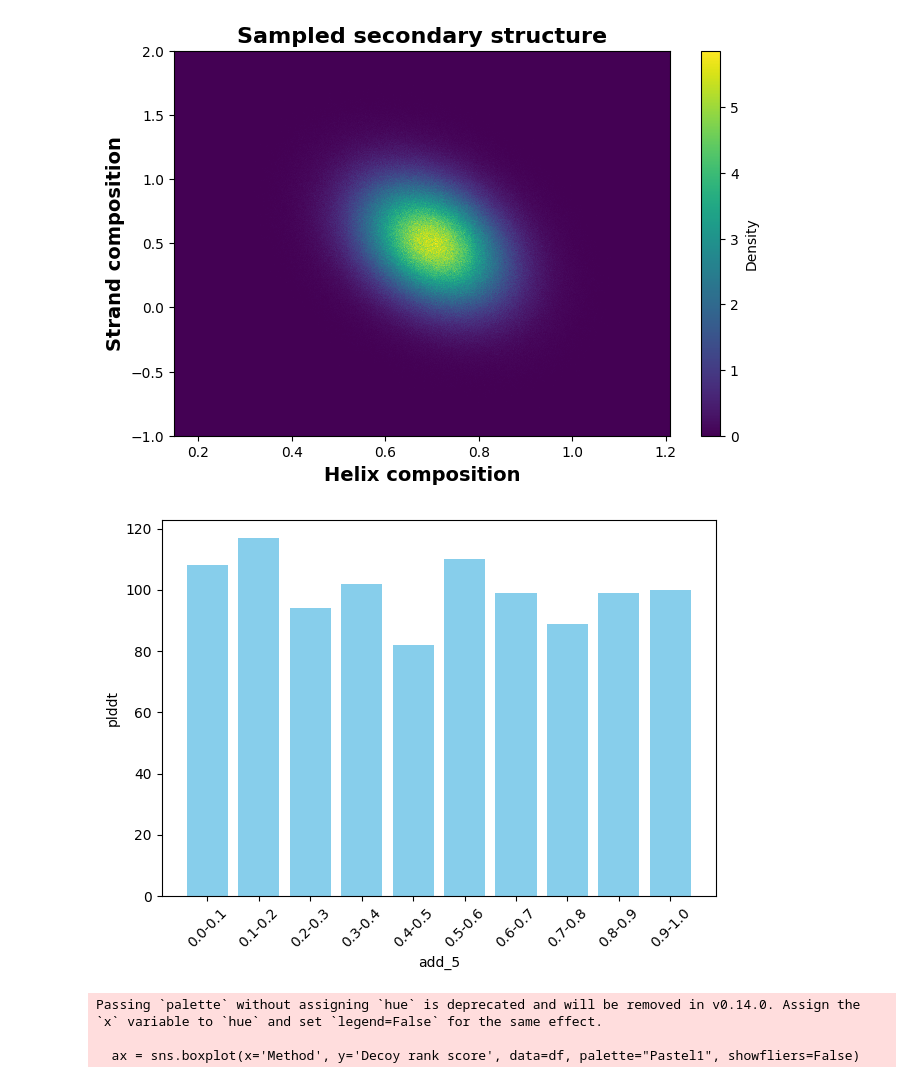
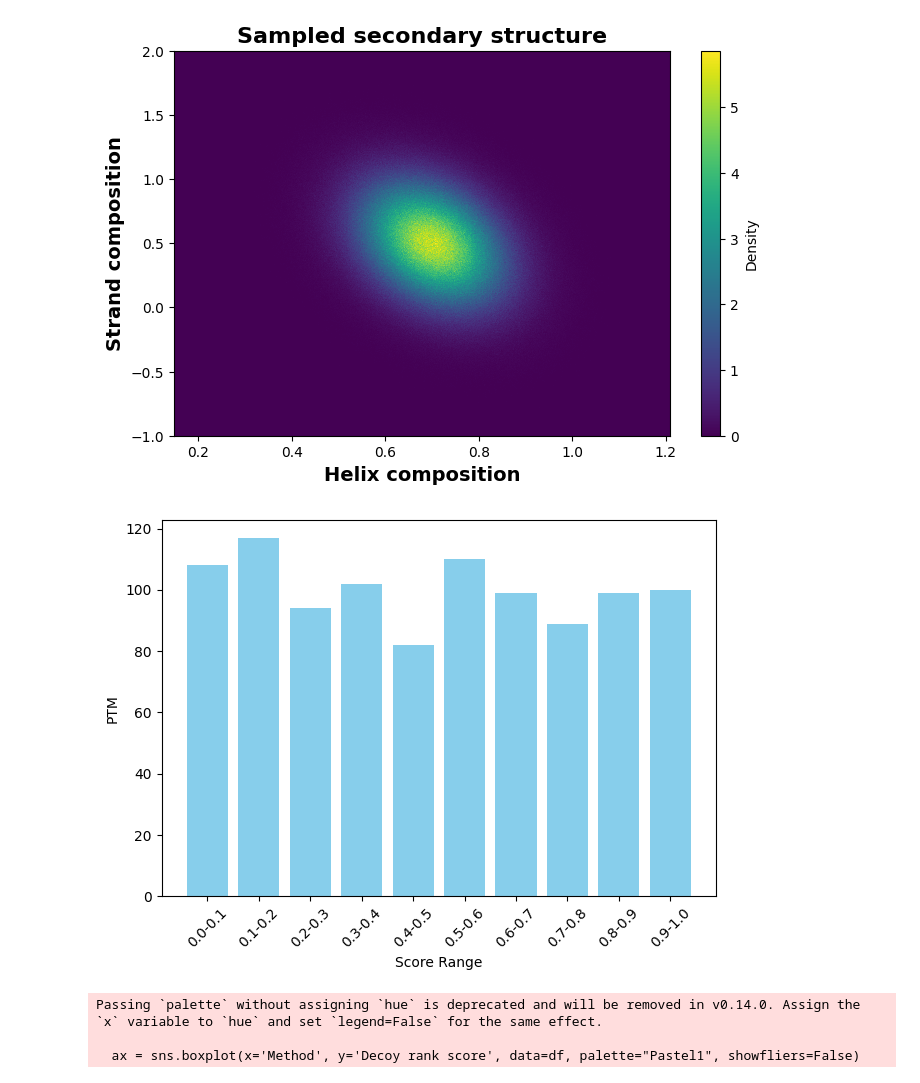
Before and after one commit to DoraemonXia/AI-Geometric-Drug-Design, a Jupyter notebook: draw.ipynb, the cells around one changed output. Cells and saved outputs as stored; diff of their text form; code cells hidden in the pictures.

```diff
--- a/draw.ipynb
+++ b/draw.ipynb
@@ -102,44 +102,45 @@ plt.show()
 # %%
 import numpy as np
 import matplotlib.pyplot as plt
 
-def score_distribution(scores):
-    # 将输入的 scores 转换为 numpy 数组，方便计算
+def score_distribution(scores, min_value=0, max_value=1, num_bins=10,
+                       show_below_min=False, show_above_max=False,
+                       x_label='Score Range', y_label='PTM',
+                       decimal_places=1):  #最后是横坐标小数点显示位数
     scores = np.array(scores)
+    below_min_count = np.sum(scores < min_value)
+    above_max_count = np.sum(scores > max_value)
+    scores = np.clip(scores, min_value, max_value)
 
-    # 确保分数范围在 0-1 之间
-    scores = np.clip(scores, 0, 1)
+    hist, bin_edges = np.histogram(scores, bins=np.linspace(min_value, max_value, num_bins + 1))
 
-    # 使用 0 到 1 的 10 个固定区间
-    num_bins = 10
-    bins = np.linspace(0, 1, num_bins + 1)
+    counts = [below_min_count] if show_below_min else []
+    counts.extend(hist.tolist())
+    if show_above_max:
+        counts.append(above_max_count)
 
-    # 统计每个区间的得分数量
-    hist, bin_edges = np.histogram(scores, bins)
+    x_ticks = []
+    if show_below_min:
+        x_ticks.append(f'< {min_value}')
+    x_ticks += [f'{bin_edges[i]:.{decimal_places}f}-{bin_edges[i+1]:.{decimal_places}f}' for i in range(num_bins)]
+    if show_above_max:
+        x_ticks.append(f'> {max_value}')
 
-    # 绘制柱状图
-    plt.bar(range(num_bins), hist, width=0.8, align='center', color='skyblue')
-
-    # 设置 x 轴为各个区间的范围
-    plt.xticks(range(num_bins), [f'{bin_edges[i]:.1f}-{bin_edges[i+1]:.1f}' for i in range(num_bins)], rotation=45)
-
-    # 添加标签和标题
-    plt.xlabel('add_5')
-    plt.ylabel('plddt')
-    #plt.title('Score Distribution')
-
-    # 显示图表
+    plt.bar(range(len(counts)), counts, color='skyblue')
+    plt.xticks(range(len(x_ticks)), x_ticks, rotation=45)
+    plt.xlabel(x_label)
+    plt.ylabel(y_label)
     plt.tight_layout()
     plt.show()
 
 # 随机生成一些分数数据，范围在 0 到 1 之间
 np.random.seed(42)  # 设置随机种子以确保结果可复现
 random_scores = np.random.rand(1000)  # 生成 1000 个随机分数
 
 # 绘制分数分布图
 score_distribution(random_scores)
 # %% [output]
-[figure, old version]
+[figure, new version]
 # %%
 import matplotlib.pyplot as plt
 import seaborn as sns
```
